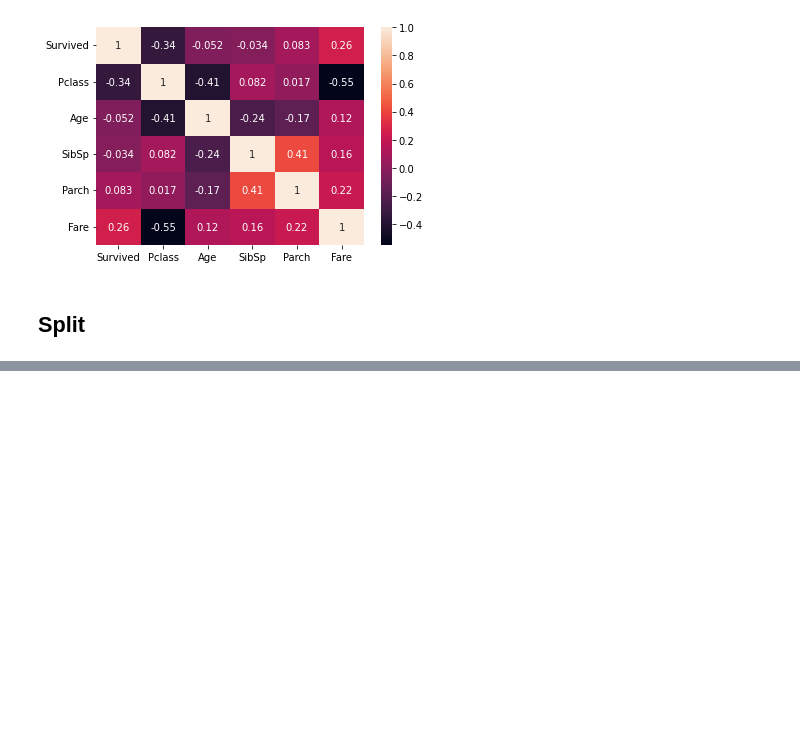
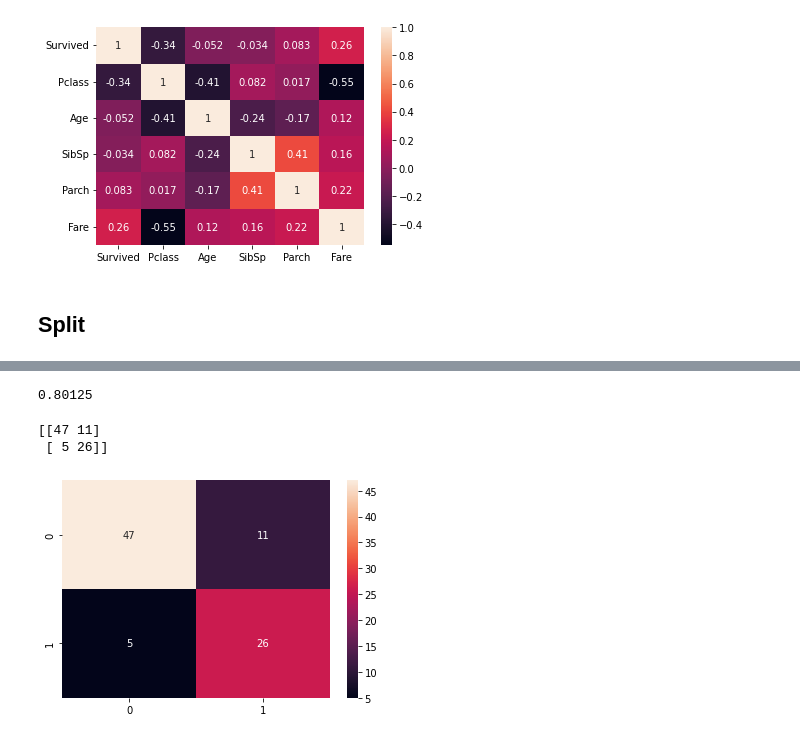
Before and after one commit to Wali-Mohamed/Titanic-Survival-Machine-Learning, a Jupyter notebook: titanic-notebook-w.ipynb, the cells around one changed output, grey strips where cells are left out. Drawn from its saved outputs; the diff is of its cells as text; code cells hidden in the pictures; blank space fills up the shorter version.

Commit message:
Kaggle Notebook | Titanic Notebook_W | Test Score 82%

```diff
--- a/titanic-notebook-w.ipynb
+++ b/titanic-notebook-w.ipynb
@@ -174,0 +184,5 @@ sns.heatmap(df.corr(), annot=True);
+# %%
+X_train,X_test, y_train, y_test = train_test_split(
+   X, y, test_size=0.1, random_state=42
+)
+print(X_train.shape, y_train.shape)
@@ -174,0 +199,9 @@ sns.heatmap(df.corr(), annot=True);
+# %%
+## Train model
+model=LogisticRegression(max_iter=1000, verbose=1)
+oh=OneHotEncoder(use_cat_names=True)
+# %%
+#convert categorical data
+X_train=oh.fit_transform(X_train)
+# fit model
+model.fit(X_train,y_train)
@@ -174,0 +230,18 @@ sns.heatmap(df.corr(), annot=True);
+# %%
+# accuracy
+model.score(X_train, y_train)
+# %% [output]
+0.80125
+# %%
+# test accuracy
+X_test=oh.fit_transform(X_test)
+model.score(X_test, y_test)
+predictions=model.predict(X_test)
+# %%
+cm=confusion_matrix(y_test, predictions)
+print(cm)
+sns.heatmap(cm, annot=True);
+# %% [output]
+[[47 11]
+ [ 5 26]]
+[figure, added]
```
Also changed, not shown: parts of 7 cells of this notebook.
